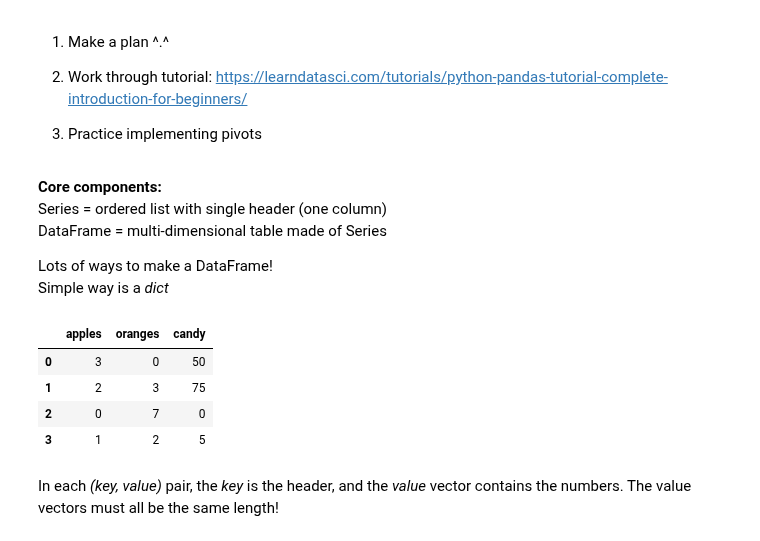
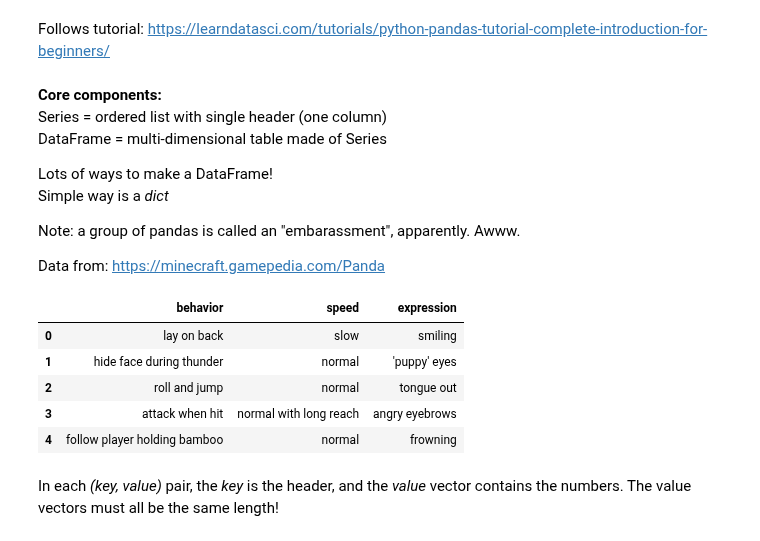
Before and after one commit to chawlaKat/Notebook-Noodlings, a Jupyter notebook: Pandas_and_corgis.ipynb, the cells around one changed output. Cells and saved outputs as stored; diff of their text form; code cells hidden in the pictures.

```diff
--- a/Pandas_and_corgis.ipynb
+++ b/Pandas_and_corgis.ipynb
@@ -12,9 +13,5 @@ Uses files:
 # %% [markdown]
-1. Make a plan ^.^
-
-2. Work through tutorial: https://learndatasci.com/tutorials/python-pandas-tutorial-complete-introduction-for-beginners/
-
-3. Practice implementing pivots
+Follows tutorial: https://learndatasci.com/tutorials/python-pandas-tutorial-complete-introduction-for-beginners/
 # %%
 #pip install pandas
 #got em (works out of the box)
@@ -25,21 +22,27 @@ import pandas as pd
 Series = ordered list with single header (one column) <br>
 DataFrame = multi-dimensional table made of Series</p>
 <p>Lots of ways to make a DataFrame! <br>Simple way is a <i>dict</i></p>
+
+<p>Note: a group of pandas is called an "embarassment", apparently. Awww.</p>
+Data from: <a href="https://minecraft.gamepedia.com/Panda">https://minecraft.gamepedia.com/Panda</a>
-# %%
-cart = {
-    'apples' : [3,2,0,1],
-    'oranges' : [0,3,7,2],
-    'candy' : [50, 75, 0, 5]
-}
-
-checkout = pd.DataFrame(cart)
-
-checkout
-# %% [output]
-|  | apples | oranges | candy |
-| 0 | 3 | 0 | 50 |
-| 1 | 2 | 3 | 75 |
-| 2 | 0 | 7 | 0 |
-| 3 | 1 | 2 | 5 |
+# %%
+minecraftPandaTypes = {
+    'behavior' : ["lay on back","hide face during thunder","roll and jump",
+                  "attack when hit", "follow player holding bamboo"],
+    'speed' : ["slow","normal","normal","normal with long reach","normal"],
+    'expression' : ["smiling","'puppy' eyes", "tongue out", "angry eyebrows",
+                    "frowning"]
+}
+
+embarassment = pd.DataFrame(minecraftPandaTypes)
+
+embarassment
+# %% [output]
+|  | behavior | speed | expression |
+| 0 | lay on back | slow | smiling |
+| 1 | hide face during thunder | normal | 'puppy' eyes |
+| 2 | roll and jump | normal | tongue out |
+| 3 | attack when hit | normal with long reach | angry eyebrows |
+| 4 | follow player holding bamboo | normal | frowning |
 # %% [markdown]
 In each <i>(key, value)</i> pair, the <i>key</i> is the header, and the <i>value</i> vector contains the numbers. The value vectors must all be the same length!
```
Also changed, not shown: parts of 12 cells of this notebook.
